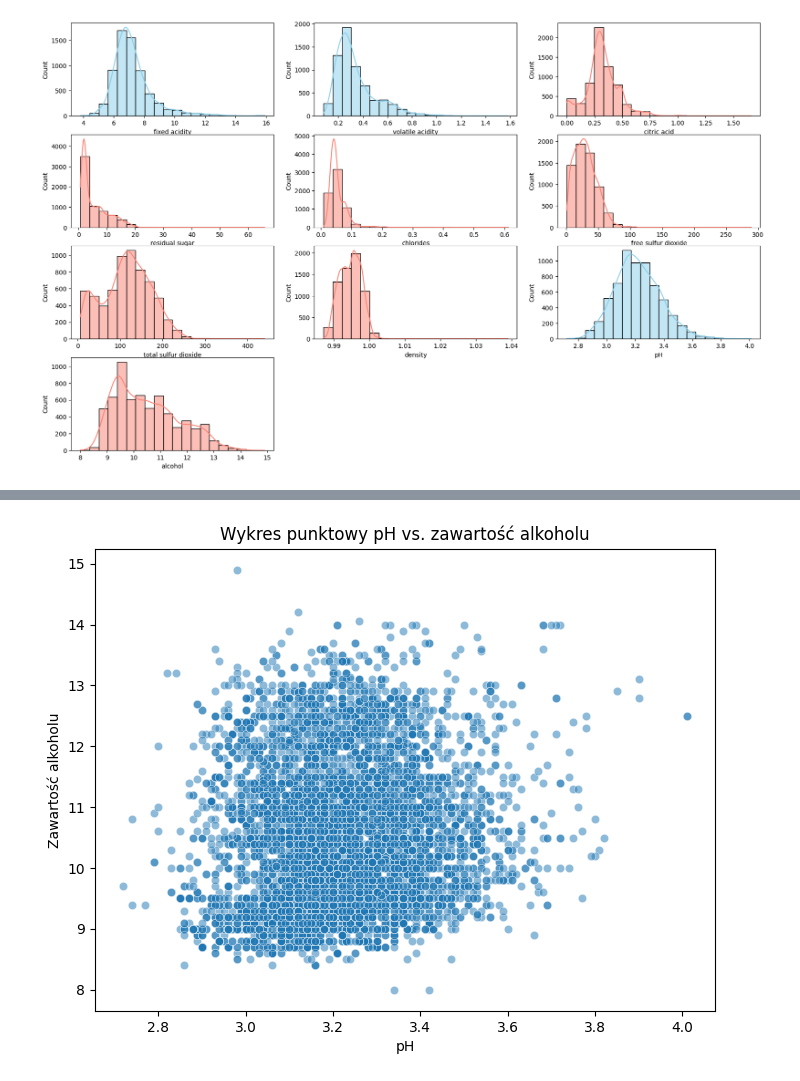
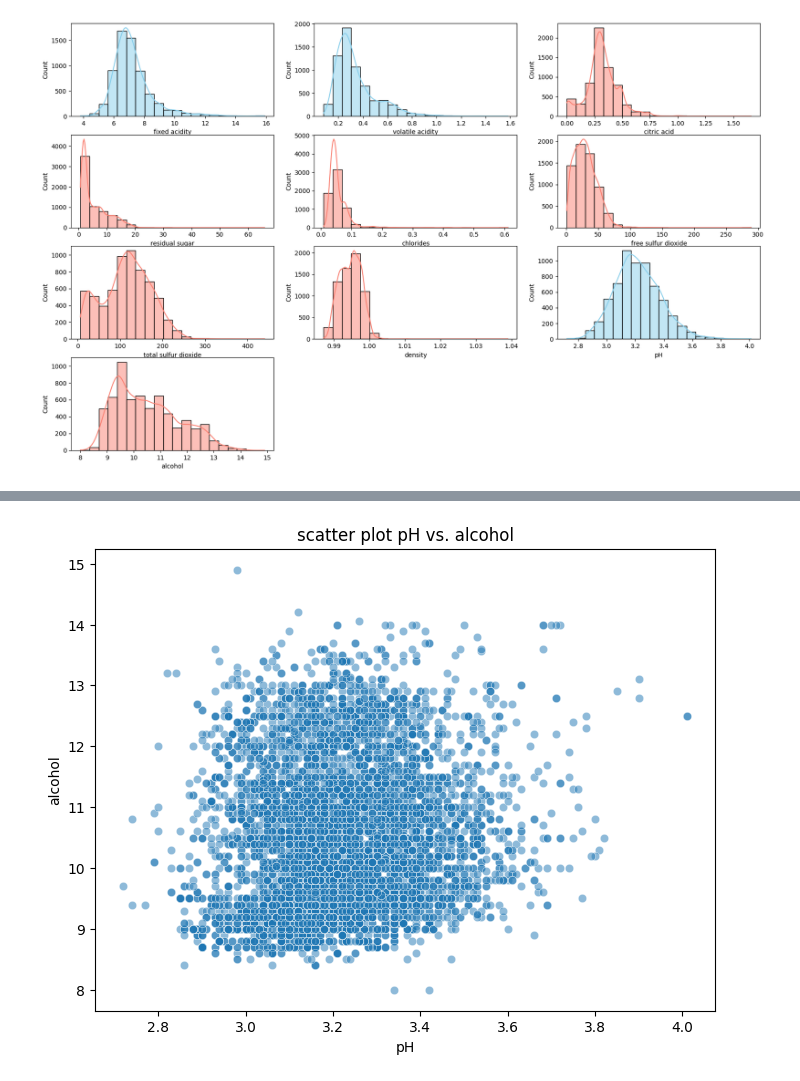
Before and after one commit to javali6/Wine-Quality-EAD, a Jupyter notebook: main.ipynb, the cells around one changed output, grey strips where cells are left out. Cells and saved outputs as stored; diff of their text form; code cells hidden in the pictures.

```diff
--- a/main.ipynb
+++ b/main.ipynb
@@ -141,10 +202,10 @@ plt.show()
 # %%
-# Wykres punktowy (scatter plot) dla dwóch cech (np. 'pH' vs. 'alcohol')
+#scatter plot 'pH' vs. 'alcohol')
 plt.figure(figsize=(8, 6))
 sns.scatterplot(x='pH', y='alcohol', data=data, alpha=0.5)
-plt.title('Wykres punktowy pH vs. zawartość alkoholu')
+plt.title('scatter plot pH vs. alcohol')
 plt.xlabel('pH')
-plt.ylabel('Zawartość alkoholu')
+plt.ylabel('alcohol')
 plt.show()
 # %% [output]
-[figure, old version]
+[figure, new version]
```
Also changed, not shown: parts of 4 cells of this notebook.
